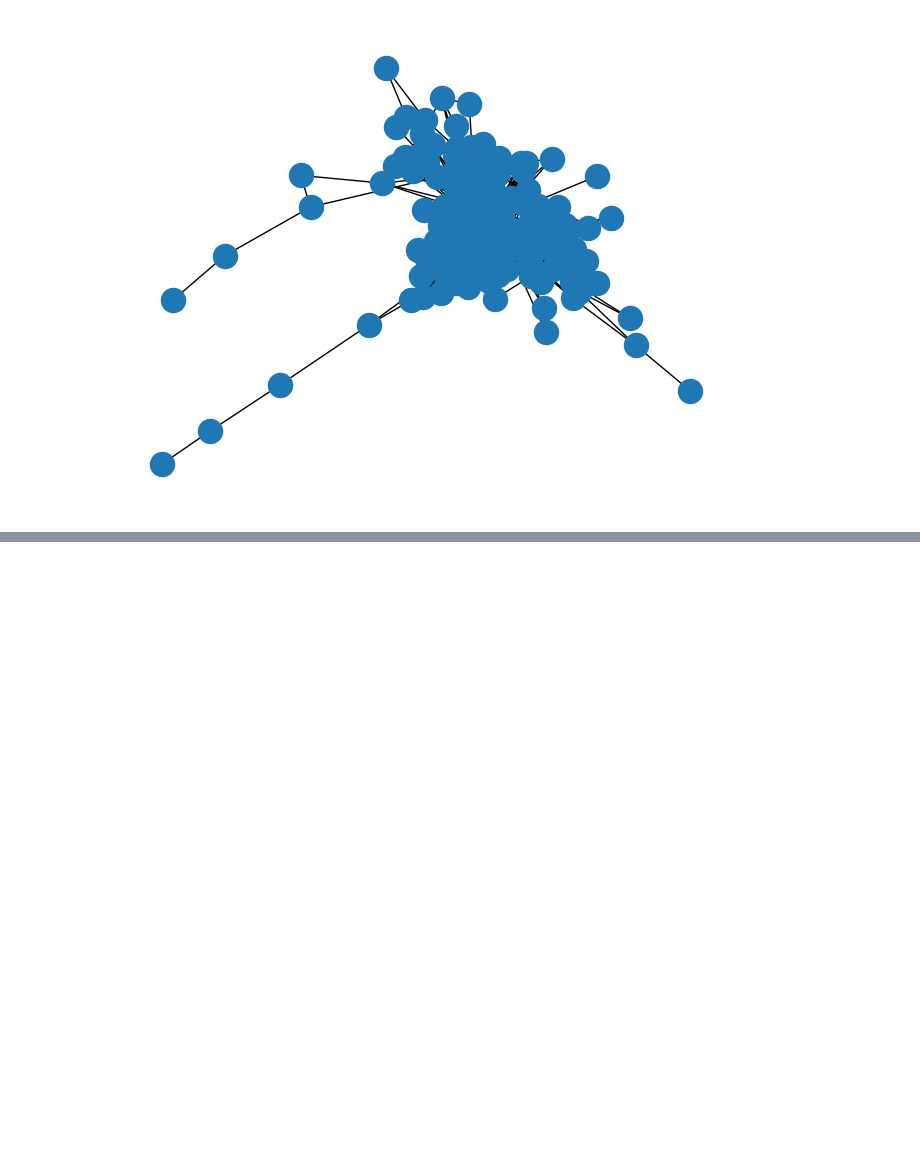
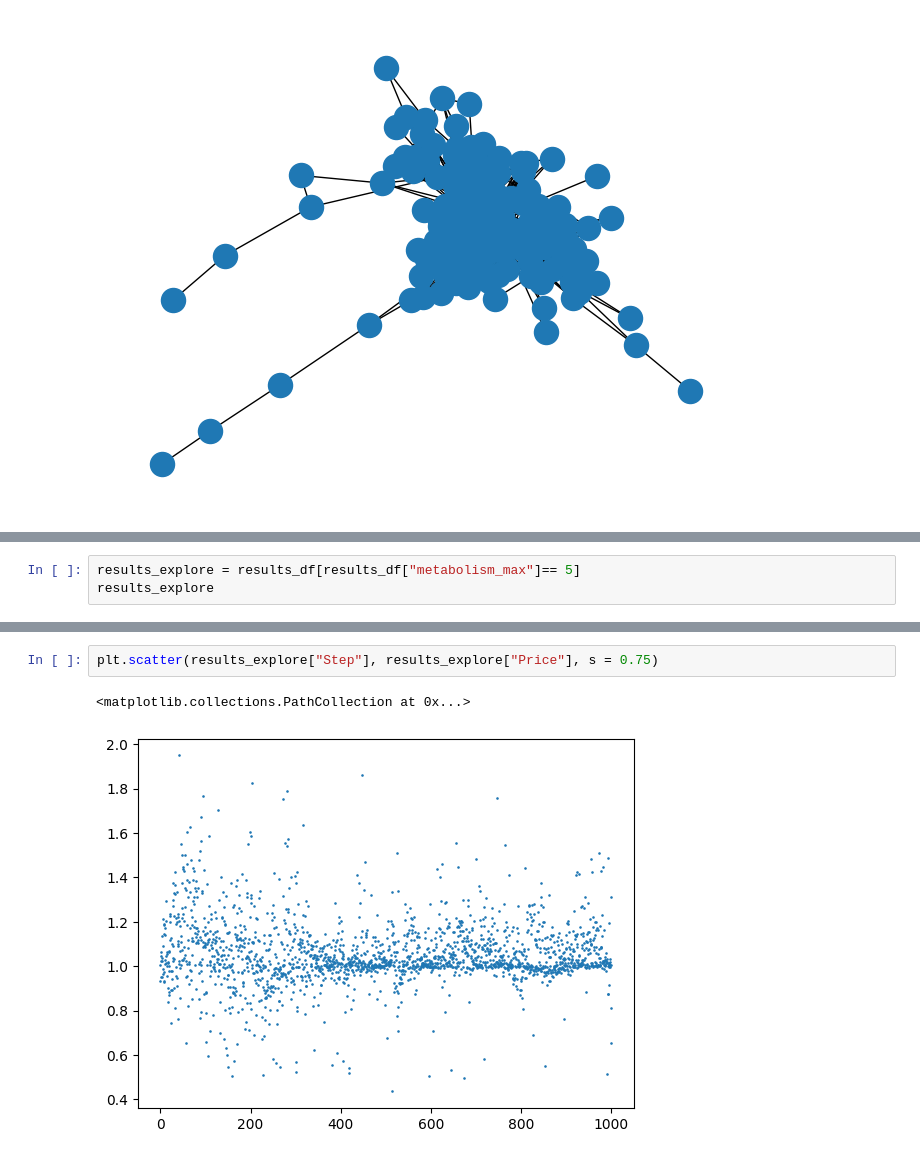
Before and after one commit to batemanrichard/ABMs_in_Python_with_Mesa, a Jupyter notebook: MesaTutorial.ipynb, the cells around one changed output, grey strips where cells are left out. Cells and saved outputs as stored; diff of their text form; blank space fills up the shorter version.

```diff
--- a/MesaTutorial.ipynb
+++ b/MesaTutorial.ipynb
@@ -736,0 +777,3 @@ nx.draw(G)
+# %%
+results_explore = results_df[results_df["metabolism_max"]== 5]
+results_explore
@@ -736,0 +794,5 @@ nx.draw(G)
+# %%
+plt.scatter(results_explore["Step"], results_explore["Price"], s = 0.75)
+# %% [output]
+<matplotlib.collections.PathCollection at 0x...>
+[figure, added]
```
Also changed, not shown: parts of 8 cells of this notebook.
